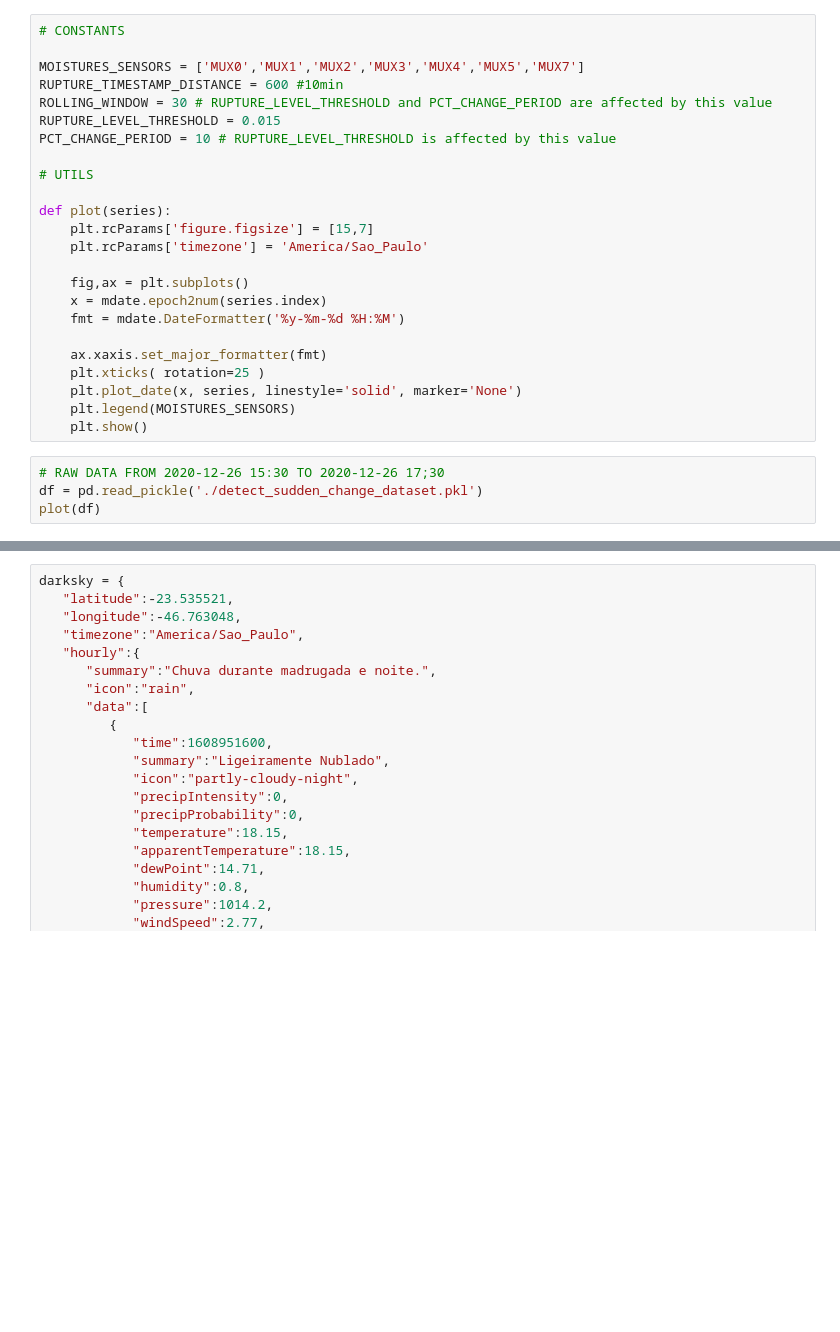
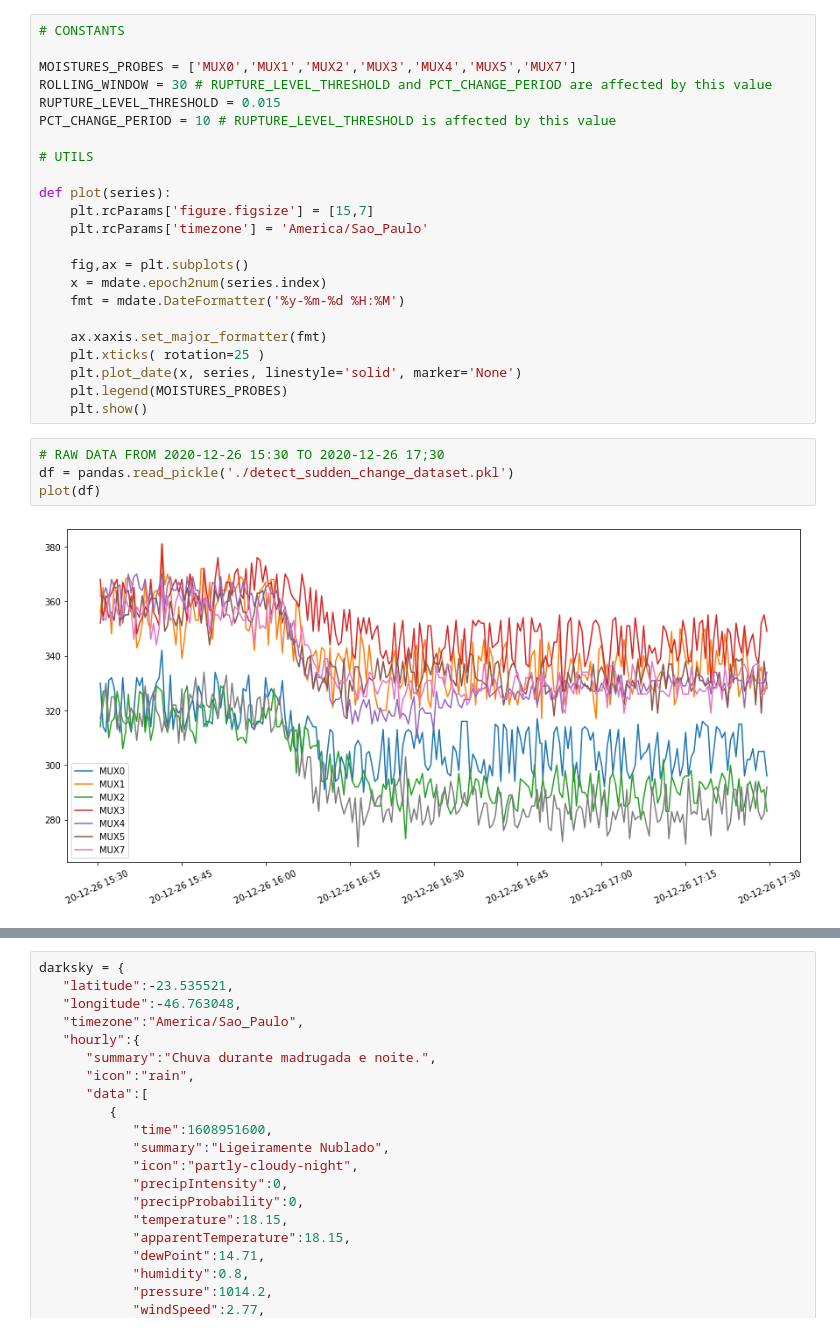
Before and after one commit to mygs/babilonia, a Jupyter notebook: research/notebook/DetectSuddenChanges-paper.ipynb, the cells around one changed output, grey strips where cells are left out. Cells and saved outputs as stored; diff of their text form; blank space fills up the shorter version.

```diff
--- a/research/notebook/DetectSuddenChanges-paper.ipynb
+++ b/research/notebook/DetectSuddenChanges-paper.ipynb
@@ -31,8 +37,7 @@ from IPython.display import Image
 # %%
 # CONSTANTS
 
-MOISTURES_SENSORS = ['MUX0','MUX1','MUX2','MUX3','MUX4','MUX5','MUX7']
-RUPTURE_TIMESTAMP_DISTANCE = 600 #10min
+MOISTURES_PROBES = ['MUX0','MUX1','MUX2','MUX3','MUX4','MUX5','MUX7']
 ROLLING_WINDOW = 30 # RUPTURE_LEVEL_THRESHOLD and PCT_CHANGE_PERIOD are affected by this value
 RUPTURE_LEVEL_THRESHOLD = 0.015
 PCT_CHANGE_PERIOD = 10 # RUPTURE_LEVEL_THRESHOLD is affected by this value
@@ -50,12 +55,14 @@ def plot(series):
     ax.xaxis.set_major_formatter(fmt)
     plt.xticks( rotation=25 )
     plt.plot_date(x, series, linestyle='solid', marker='None')
-    plt.legend(MOISTURES_SENSORS)
+    plt.legend(MOISTURES_PROBES)
     plt.show()
 # %%
 # RAW DATA FROM 2020-12-26 15:30 TO 2020-12-26 17;30
-df = pd.read_pickle('./detect_sudden_change_dataset.pkl')
+df = pandas.read_pickle('./detect_sudden_change_dataset.pkl')
 plot(df)
+# %% [output]
+[figure, added]
 # %%
 # Filtering the noise ...
 dfr = df.rolling(ROLLING_WINDOW).mean().dropna()
```
Also changed, not shown: parts of 8 cells of this notebook, 2 other files.
